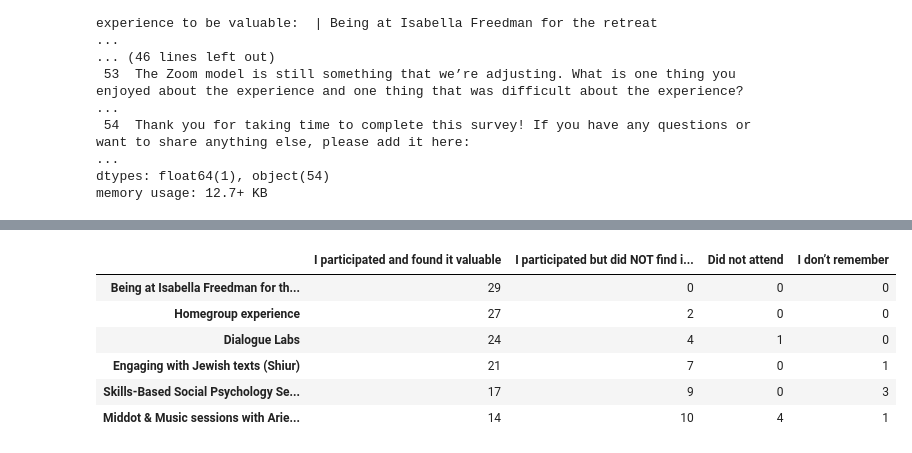
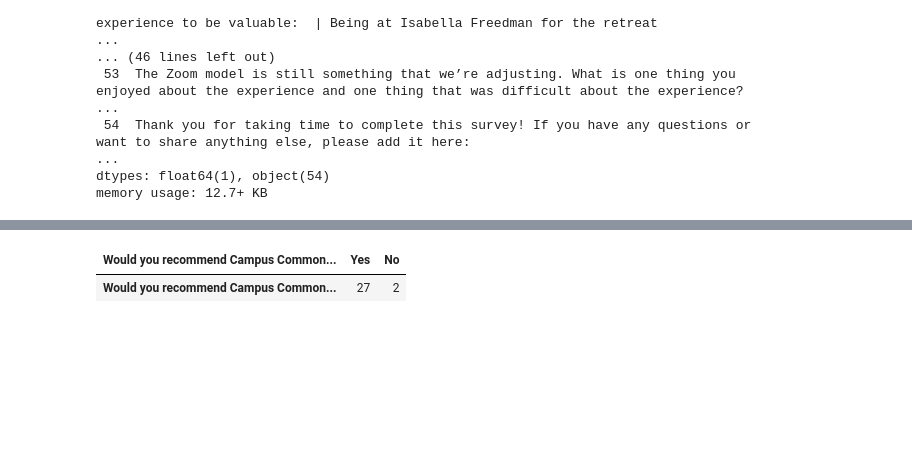
Before and after one commit to LDeYoung17/the-bronfman-fellowship, a Jupyter notebook: eda.ipynb, the cells around one changed output, grey strips where cells are left out. Cells and saved outputs as stored; diff of their text form; code cells hidden in the pictures; blank space fills up the shorter version.

```diff
--- a/eda.ipynb
+++ b/eda.ipynb
@@ -97,0 +104,6 @@ df_survey = df_survey.reset_index().rename(columns={'For the following, please i
+# %%
+df_survey = df_survey.rename(columns={'After Participating in Campus Commons, how likely are you to… | Seek out conversations with people whose perspectives differ from my own': 'Seek out conversations with people whose perspectives differ from my own', 'After Participating in Campus Commons, how likely are you to… | Question my own assumptions and beliefs': 'Question my own assumptions and beliefs', 'After Participating in Campus Commons, how likely are you to… | Hold different perspectives at once, even when they seem contradictory': 'Hold different perspectives at once, even when they seem contradictory', 'After Participating in Campus Commons, how likely are you to… | Encourage others to engage with diverse perspectives and communities': 'Encourage others to engage with diverse perspectives and communities', 'After Participating in Campus Commons, how likely are you to… | Hold my own values, convictions, and identity within difficult conversation': 'Hold my own values, convictions, and identity within difficult conversation', 'After Participating in Campus Commons, how likely are you to… | Establish relationships with people holding  perspectives contradictory to my own': 'Establish relationships with people holding  perspectives contradictory to my own'})
+# %%
+df_survey = df_survey.rename(columns={'After participating in Campus Commons, I am better able to: | Ask questions that lead to deeper understanding of others’ viewpoints': 'Ask questions that lead to deeper understanding of others’ viewpoints', 'After participating in Campus Commons, I am better able to: | Listen to perspectives that challenge my own ': 'Listen to perspectives that challenge my own', 'After participating in Campus Commons, I am better able to: | Identify and manage my emotional responses in challenging conversations': 'Identify and manage my emotional responses in challenging conversations', 'After participating in Campus Commons, I am better able to: | Articulate important aspects of my own identity and values': 'Articulate important aspects of my own identity and values', 'After participating in Campus Commons, I am better able to: | Access information about Jewish programs and opportunities': 'Access information about Jewish programs and opportunities'})
+# %%
+df_survey = df_survey.rename(columns={'After participating in Campus Commons, how likely are you to… | Engage in additional bridge building opportunities': 'Engage in additional bridge building opportunities', 'After participating in Campus Commons, how likely are you to… | Seek out Jewish community': 'Seek out Jewish community', 'After participating in Campus Commons, how likely are you to… | Participate in the Campus Commons alumni network and programming': 'Participate in the Campus Commons alumni network and programming', 'After participating in Campus Commons, how likely are you to… | Stay connected with Campus Commons  staff team & faculty': 'Stay connected with Campus Commons  staff team & faculty', 'After participating in Campus Commons, how likely are you to… | Stay connected with members of my Campus Commons cohort ': 'Stay connected with members of my Campus Commons cohort'})
@@ -128,0 +232,5 @@ df_value = pd.concat([
+# %%
+df_recommend = pd.concat([
+    df_survey['Would you recommend Campus Commons to someone else?'].value_counts(dropna=False).rename('Would you recommend Campus Commons to someone else?')
+    #for col in df_survey['Would you recommend Campus Commons to someone else? ']  # replace with your list of question columns
+], axis=1).fillna(0).astype(int).T
@@ -129,10 +515,5 @@ df_value = pd.concat([
 # %%
-display(df_value)
+display(df_recommend)
 # %% [output]
-|  | I participated and found it valuable | I participated but did NOT find i... | Did not attend | I don’t remember |
-| Being at Isabella Freedman for th... | 29 | 0 | 0 | 0 |
-| Homegroup experience | 27 | 2 | 0 | 0 |
-| Dialogue Labs | 24 | 4 | 1 | 0 |
-| Engaging with Jewish texts (Shiur) | 21 | 7 | 0 | 1 |
-| Skills-Based Social Psychology Se... | 17 | 9 | 0 | 3 |
-| Middot & Music sessions with Arie... | 14 | 10 | 4 | 1 |
+| Would you recommend Campus Common... | Yes | No |
+| Would you recommend Campus Common... | 27 | 2 |
```
Also changed, not shown: parts of 39 cells of this notebook.
